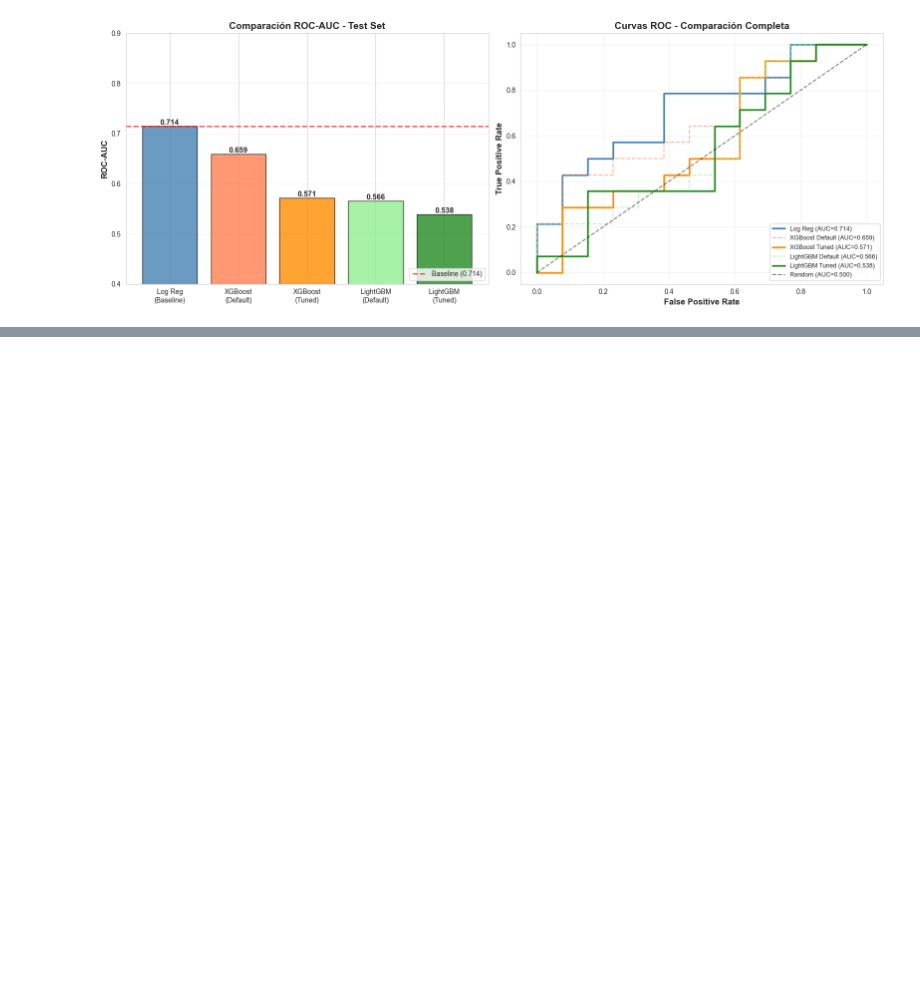
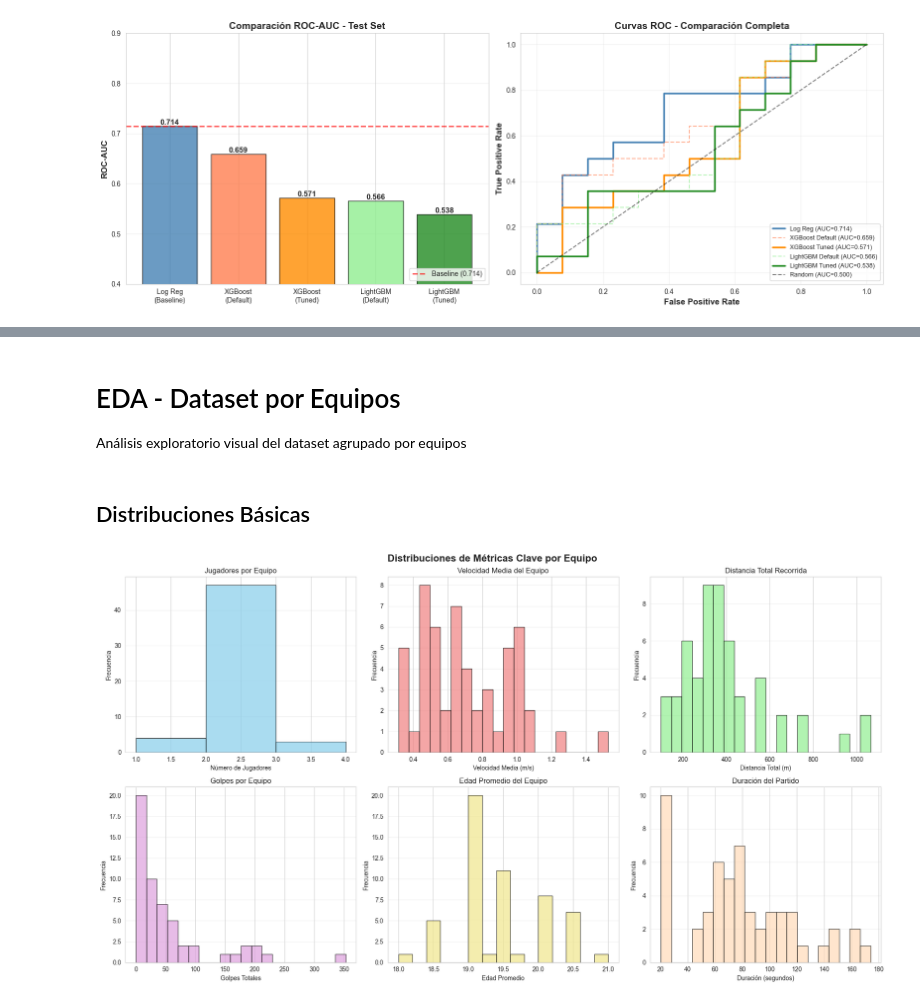
Before and after one commit to FerminEscalona/Paddle_Tournament_Predictor, a Jupyter notebook: miAnalisis.ipynb, the cells around one changed output, grey strips where cells are left out. Saved outputs shown, nothing was run; the diff lists cells and outputs as text; code cells hidden in the pictures; blank space fills up the shorter version.

Commit message:
nuevo analisis equipos

```diff
--- a/miAnalisis.ipynb
+++ b/miAnalisis.ipynb
@@ -5641,0 +4038,20 @@ plt.show()
+# %%
+# Agregar variables categóricas más frecuentes por equipo
+categoricas_equipo = df_eda.groupby(['partido_num', 'equipo']).agg({
+    'GENERO': lambda x: x.mode()[0] if len(x.mode()) > 0 else 'Desconocido',
+    'EXPERIENCIA_PADEL': lambda x: x.mode()[0] if len(x.mode()) > 0 else 'Desconocido',
+    'TIEMPO_JUGANDO_PADEL': lambda x: x.mode()[0] if len(x.mode()) > 0 else 'Desconocido',
+    'NIVEL_ACTUAL_PADEL': lambda x: x.mode()[0] if len(x.mode()) > 0 else 'Desconocido',
+    'ESTADO_FISICO': lambda x: x.mode()[0] if len(x.mode()) > 0 else 'Desconocido',
+    'FRECUENCIA_DEPORTE': lambda x: x.mode()[0] if len(x.mode()) > 0 else 'Desconocido',
+    'MANO_DOMINANTE': lambda x: x.mode()[0] if len(x.mode()) > 0 else 'Desconocido',
+    'PRACTICA_OTRO_DEPORTE_RAQUETA': lambda x: x.mode()[0] if len(x.mode()) > 0 else 'Desconocido'
+}).reset_index()
+
+# Unir con el dataset principal
+df_equipos = df_equipos.merge(categoricas_equipo, on=['partido_num', 'equipo'], how='left')
+
+print(f"Dataset completo con variables categóricas: {df_equipos.shape}")
+print(f"\nTodas las columnas ({len(df_equipos.columns)}):")
+for i, col in enumerate(df_equipos.columns, 1):
+    print(f"  {i}. {col}")
@@ -5641,0 +4319,56 @@ plt.show()
+# %% [markdown]
+# EDA - Dataset por Equipos
+
+Análisis exploratorio visual del dataset agrupado por equipos
+# %% [markdown]
+## Distribuciones Básicas
+# %%
+fig, axes = plt.subplots(2, 3, figsize=(18, 10))
+fig.suptitle('Distribuciones de Métricas Clave por Equipo', fontsize=16, fontweight='bold')
+
+# 1. Distribución de jugadores por equipo
+axes[0, 0].hist(df_equipos['num_jugadores'], bins=range(1, 5), edgecolor='black', color='skyblue', alpha=0.7)
+axes[0, 0].set_xlabel('Número de Jugadores')
+axes[0, 0].set_ylabel('Frecuencia')
+axes[0, 0].set_title('Jugadores por Equipo')
+axes[0, 0].grid(axis='y', alpha=0.3)
+
+# 2. Distribución de velocidad media
+axes[0, 1].hist(df_equipos['velocidad_media_mps_mean'], bins=20, edgecolor='black', color='lightcoral', alpha=0.7)
+axes[0, 1].set_xlabel('Velocidad Media (m/s)')
+axes[0, 1].set_ylabel('Frecuencia')
+axes[0, 1].set_title('Velocidad Media del Equipo')
+axes[0, 1].grid(axis='y', alpha=0.3)
+
+# 3. Distribución de distancia total
+axes[0, 2].hist(df_equipos['distancia_total_m_sum'], bins=20, edgecolor='black', color='lightgreen', alpha=0.7)
+axes[0, 2].set_xlabel('Distancia Total (m)')
+axes[0, 2].set_ylabel('Frecuencia')
+axes[0, 2].set_title('Distancia Total Recorrida')
+axes[0, 2].grid(axis='y', alpha=0.3)
+
+# 4. Distribución de golpes totales
+axes[1, 0].hist(df_equipos['num_golpes_sum'], bins=20, edgecolor='black', color='plum', alpha=0.7)
+axes[1, 0].set_xlabel('Golpes Totales')
+axes[1, 0].set_ylabel('Frecuencia')
+axes[1, 0].set_title('Golpes por Equipo')
+axes[1, 0].grid(axis='y', alpha=0.3)
+
+# 5. Distribución de edad promedio
+axes[1, 1].hist(df_equipos['EDAD_mean'], bins=15, edgecolor='black', color='khaki', alpha=0.7)
+axes[1, 1].set_xlabel('Edad Promedio')
+axes[1, 1].set_ylabel('Frecuencia')
+axes[1, 1].set_title('Edad Promedio del Equipo')
+axes[1, 1].grid(axis='y', alpha=0.3)
+
+# 6. Distribución de duración del partido
+axes[1, 2].hist(df_equipos['duracion_total_s_max'], bins=20, edgecolor='black', color='peachpuff', alpha=0.7)
+axes[1, 2].set_xlabel('Duración (segundos)')
+axes[1, 2].set_ylabel('Frecuencia')
+axes[1, 2].set_title('Duración del Partido')
+axes[1, 2].grid(axis='y', alpha=0.3)
+
+plt.tight_layout()
+plt.show()
+# %% [output]
+[figure, added]
```
Also changed, not shown: parts of 148 cells of this notebook.
